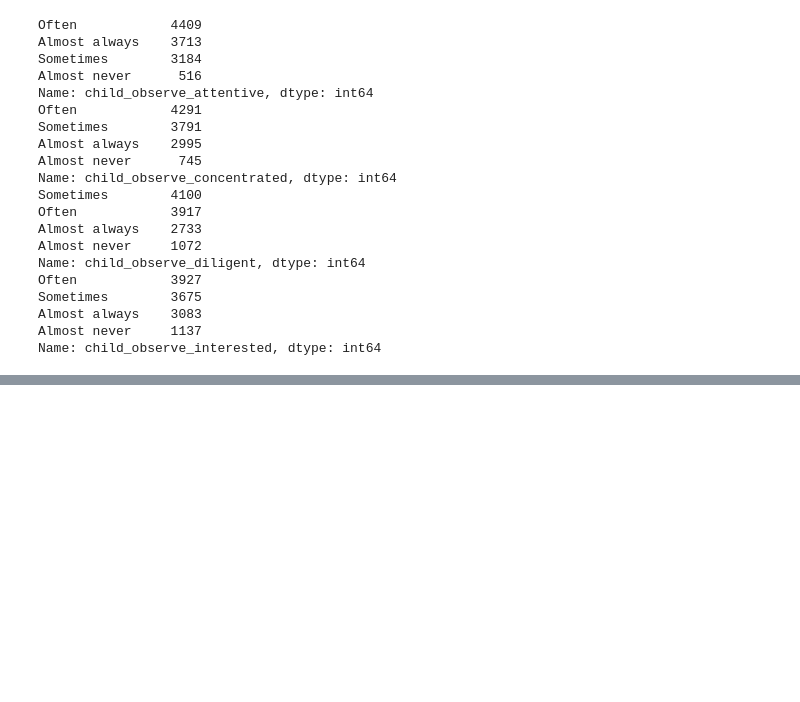
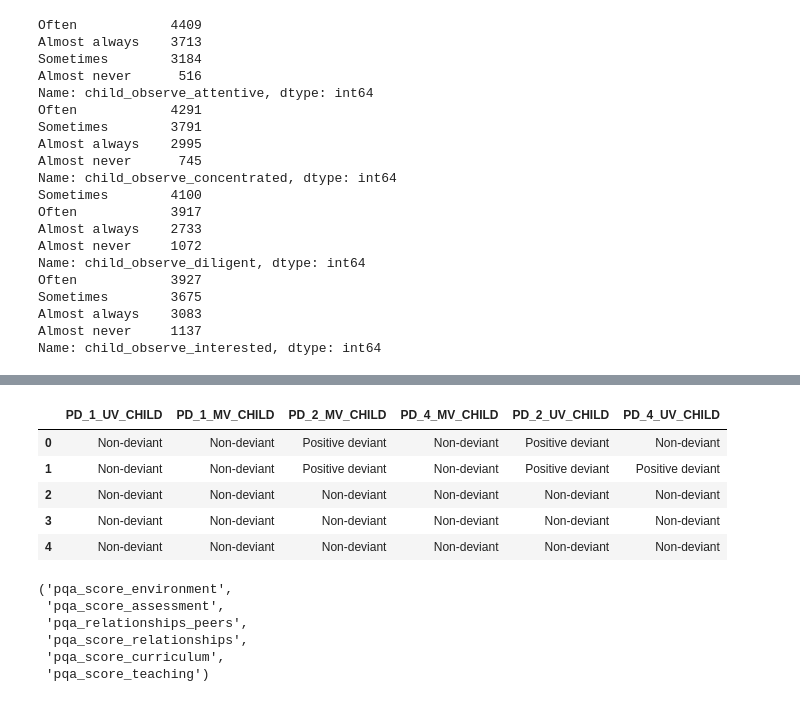
Before and after one commit to JTsiri10/Children-Data, a Jupyter notebook: DataDrive Hackathon.ipynb, the cells around one changed output, grey strips where cells are left out. Saved outputs shown, nothing was run; the diff lists cells and outputs as text; code cells hidden in the pictures; blank space fills up the shorter version.

```diff
--- a/DataDrive Hackathon.ipynb
+++ b/DataDrive Hackathon.ipynb
@@ -928,0 +1141,19 @@ plt.show()
+# %%
+CHILD = working_df[['PD_1_UV_CHILD','PD_1_MV_CHILD','PD_2_MV_CHILD','PD_4_MV_CHILD','PD_2_UV_CHILD','PD_4_UV_CHILD']]
+CHILD.head()
+# %% [output]
+|  | PD_1_UV_CHILD | PD_1_MV_CHILD | PD_2_MV_CHILD | PD_4_MV_CHILD | PD_2_UV_CHILD | PD_4_UV_CHILD |
+| 0 | Non-deviant | Non-deviant | Positive deviant | Non-deviant | Positive deviant | Non-deviant |
+| 1 | Non-deviant | Non-deviant | Positive deviant | Non-deviant | Positive deviant | Positive deviant |
+| 2 | Non-deviant | Non-deviant | Non-deviant | Non-deviant | Non-deviant | Non-deviant |
+| 3 | Non-deviant | Non-deviant | Non-deviant | Non-deviant | Non-deviant | Non-deviant |
+| 4 | Non-deviant | Non-deviant | Non-deviant | Non-deviant | Non-deviant | Non-deviant |
+# %%
+'pqa_score_environment','pqa_score_assessment','pqa_relationships_peers','pqa_score_relationships','pqa_score_curriculum','pqa_score_teaching'
+# %% [output]
+('pqa_score_environment',
+ 'pqa_score_assessment',
+ 'pqa_relationships_peers',
+ 'pqa_score_relationships',
+ 'pqa_score_curriculum',
+ 'pqa_score_teaching')
```
Also changed, not shown: parts of 75 cells of this notebook.
